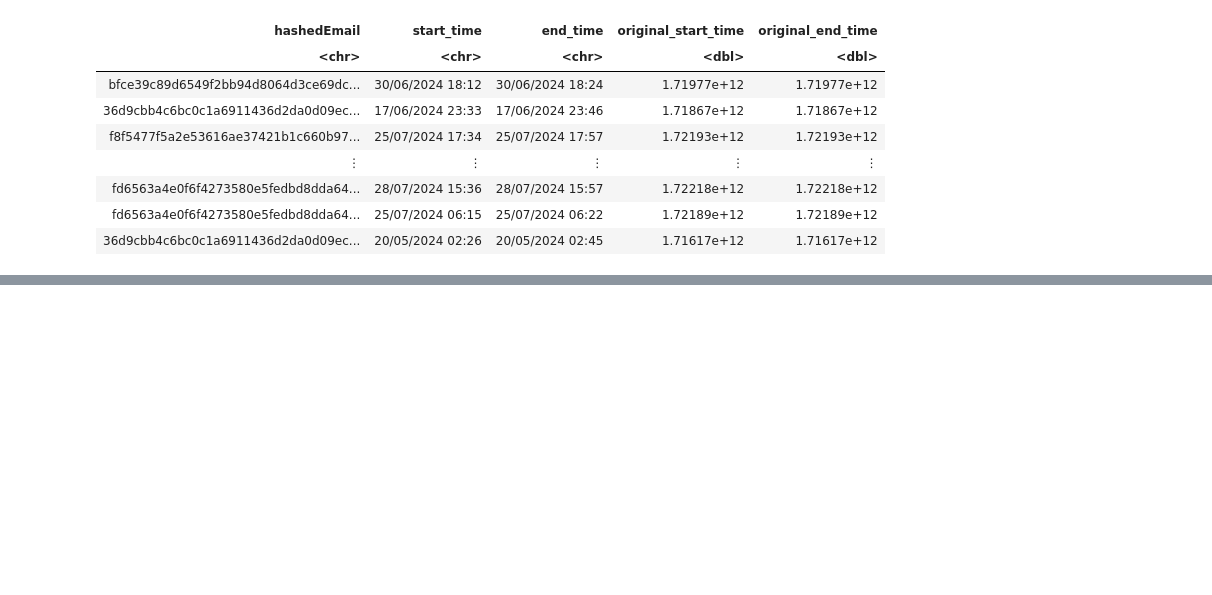
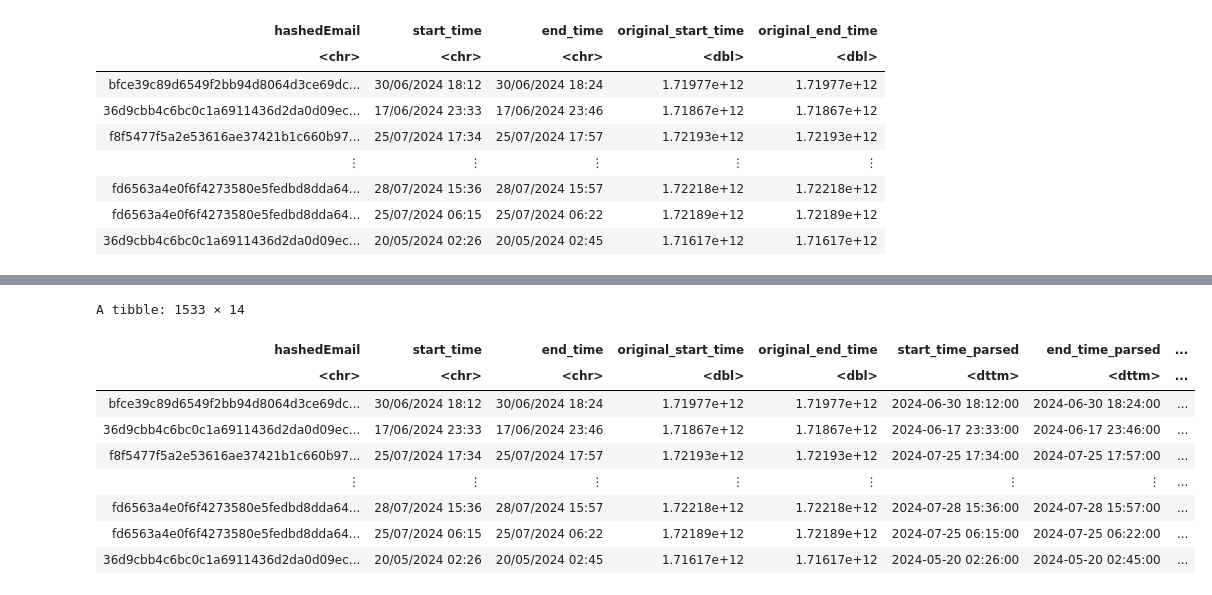
Before and after one commit to Justin1Dai/Data-Science-100-Project-Individual-Team27, a Jupyter notebook: Project-009-Team27-Individual-Assignment.ipynb, the cells around one changed output, grey strips where cells are left out. Cells and saved outputs as stored; diff of their text form; code cells hidden in the pictures; blank space fills up the shorter version.

```diff
--- a/Project-009-Team27-Individual-Assignment.ipynb
+++ b/Project-009-Team27-Individual-Assignment.ipynb
@@ -50,0 +76,25 @@ A spec_tbl_df: 1535 × 5
+# %%
+fmt <- "%d/%m/%Y %H:%M"
+
+sessions$start_time_parsed <- as.POSIXct(sessions$start_time, format = fmt, tz = "UTC")
+sessions$end_time_parsed   <- as.POSIXct(sessions$end_time,   format = fmt, tz = "UTC")
+
+# keep only rows we could parse; compute duration in minutes
+sessions <- sessions |>
+  filter(!is.na(start_time_parsed), !is.na(end_time_parsed)) |>
+  mutate(session_mins = as.numeric(difftime(end_time_parsed, start_time_parsed, units = "mins")))
+
+player_sessions_long <- sessions |>
+  left_join(players, by = "hashedEmail")
+player_sessions_long
+# %% [output]
+A tibble: 1533 × 14
+| hashedEmail | start_time | end_time | original_start_time | original_end_time | start_time_parsed | end_time_parsed | ... |
+| <chr> | <chr> | <chr> | <dbl> | <dbl> | <dttm> | <dttm> | ... |
+| bfce39c89d6549f2bb94d8064d3ce69dc... | 30/06/2024 18:12 | 30/06/2024 18:24 | 1.71977e+12 | 1.71977e+12 | 2024-06-30 18:12:00 | 2024-06-30 18:24:00 | ... |
+| 36d9cbb4c6bc0c1a6911436d2da0d09ec... | 17/06/2024 23:33 | 17/06/2024 23:46 | 1.71867e+12 | 1.71867e+12 | 2024-06-17 23:33:00 | 2024-06-17 23:46:00 | ... |
+| f8f5477f5a2e53616ae37421b1c660b97... | 25/07/2024 17:34 | 25/07/2024 17:57 | 1.72193e+12 | 1.72193e+12 | 2024-07-25 17:34:00 | 2024-07-25 17:57:00 | ... |
+| ⋮ | ⋮ | ⋮ | ⋮ | ⋮ | ⋮ | ⋮ | ... |
+| fd6563a4e0f6f4273580e5fedbd8dda64... | 28/07/2024 15:36 | 28/07/2024 15:57 | 1.72218e+12 | 1.72218e+12 | 2024-07-28 15:36:00 | 2024-07-28 15:57:00 | ... |
+| fd6563a4e0f6f4273580e5fedbd8dda64... | 25/07/2024 06:15 | 25/07/2024 06:22 | 1.72189e+12 | 1.72189e+12 | 2024-07-25 06:15:00 | 2024-07-25 06:22:00 | ... |
+| 36d9cbb4c6bc0c1a6911436d2da0d09ec... | 20/05/2024 02:26 | 20/05/2024 02:45 | 1.71617e+12 | 1.71617e+12 | 2024-05-20 02:26:00 | 2024-05-20 02:45:00 | ... |
```
Also changed, not shown: parts of 8 cells of this notebook.
